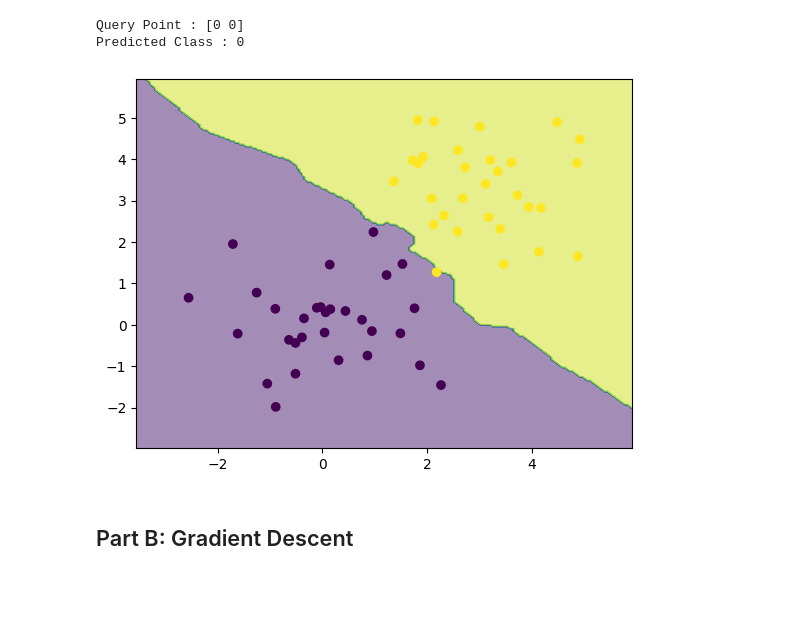
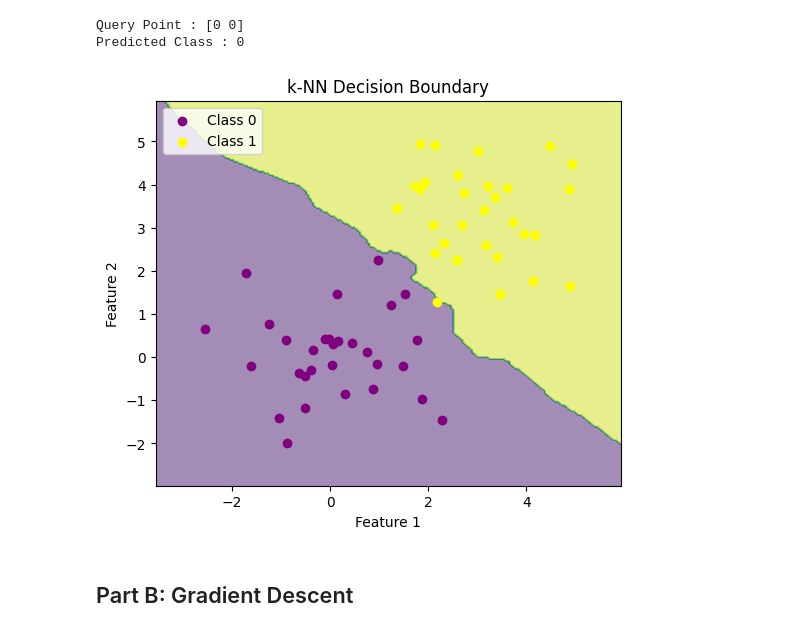
Before and after one commit to pjyo57/MSAI_py_lab2, a Jupyter notebook: ml_primitives_starter.ipynb, the cells around one changed output. Drawn from its saved outputs; the diff is of its cells as text; code cells hidden in the pictures; blank space fills up the shorter version.

```diff
--- a/ml_primitives_starter.ipynb
+++ b/ml_primitives_starter.ipynb
@@ -60,28 +60,45 @@ Predicted Class : 0
 # %%
 # TODO: build a meshgrid over the training data's range, classify every grid point,
 # and plot the decision boundary with contourf (don't forget to reshape predictions to xx.shape)
 x_min, x_max = X_train[:, 0].min() - 1, X_train[:, 0].max() + 1
 y_min, y_max = X_train[:, 1].min() - 1, X_train[:, 1].max() + 1
 
 xx, yy = np.meshgrid(
     np.linspace(x_min, x_max, 200),
     np.linspace(y_min, y_max, 200)
 )
 
 grid = np.c_[xx.ravel(), yy.ravel()]
 predictions = predict_grid(grid, X_train, y_train, k=3)
 Z = predictions.reshape(xx.shape)
+plt.figure(figsize=(6,5))
+
 plt.contourf(xx, yy, Z, alpha=0.5)
-plt.scatter(X_train[:, 0], X_train[:, 1], c=y_train, cmap="viridis")
+
+plt.scatter(class0[:,0], class0[:,1],
+            color="purple",
+            label="Class 0")
+
+plt.scatter(class1[:,0], class1[:,1],
+            color="yellow",
+            label="Class 1")
+
+plt.xlabel("Feature 1")
+plt.ylabel("Feature 2")
+plt.title("k-NN Decision Boundary")
+plt.legend()
+
 plt.savefig(
     "plots/knn_decision_boundary.png",
     dpi=300,
     bbox_inches="tight"
 )
 
 plt.show()
+
+plt.show()
 # %% [output]
-[figure, old version]
+[figure, new version]
 # %% [markdown]
 ## Part B: Gradient Descent
 # %%
```
Also changed, not shown: parts of 2 cells of this notebook.
